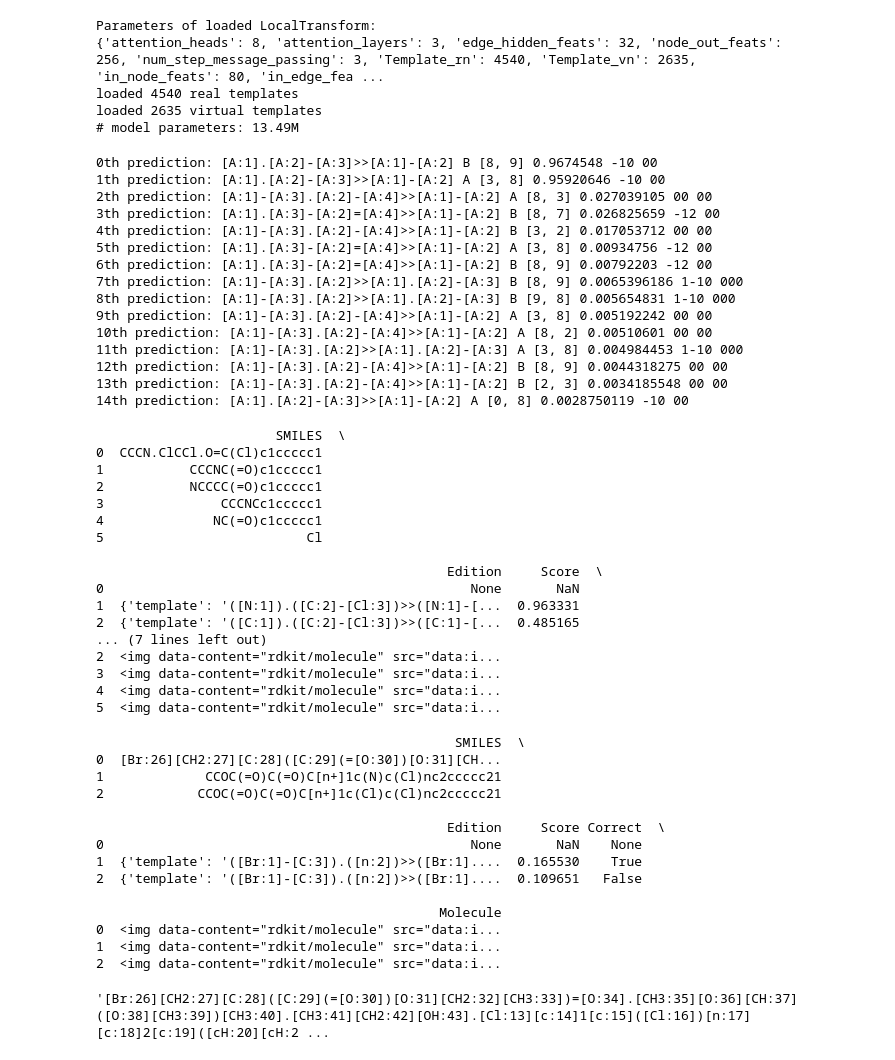
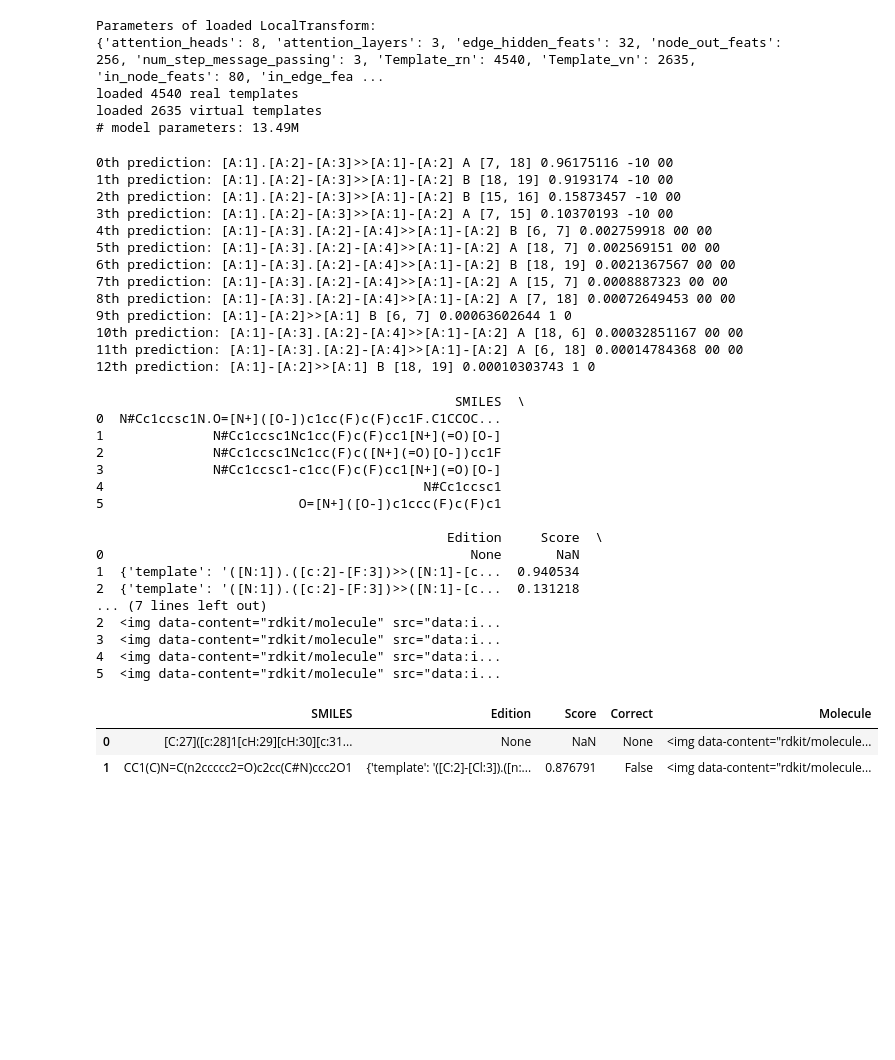
Before and after one commit to kaist-amsg/LocalTransform, a Jupyter notebook: Synthesis.ipynb, the cells around one changed output. Saved outputs shown, nothing was run; the diff lists cells and outputs as text; code cells hidden in the pictures; blank space fills up the shorter version.

```diff
--- a/Synthesis.ipynb
+++ b/Synthesis.ipynb
@@ -28,39 +28,37 @@ loaded 2635 virtual templates
 # model parameters: 13.49M
 # %%
 # Simple reaction outcome prediction
-reactants = 'CCCN.ClCCl.O=C(Cl)c1ccccc1'
+reactants = 'N#Cc1ccsc1N.O=[N+]([O-])c1cc(F)c(F)cc1F.C1CCOC1.[H-].[Na+]'
 sep = False
 verbose = 1
 results, attentions = predict_product(reactants, model, graph_functions, device, template_dicts, template_infos, verbose = verbose, sep = sep)
 results
 # %% [output]
-0th prediction: [A:1].[A:2]-[A:3]>>[A:1]-[A:2] B [8, 9] 0.9674548 -10 00
-1th prediction: [A:1].[A:2]-[A:3]>>[A:1]-[A:2] A [3, 8] 0.95920646 -10 00
-2th prediction: [A:1]-[A:3].[A:2]-[A:4]>>[A:1]-[A:2] A [8, 3] 0.027039105 00 00
-3th prediction: [A:1].[A:3]-[A:2]=[A:4]>>[A:1]-[A:2] B [8, 7] 0.026825659 -12 00
-4th prediction: [A:1]-[A:3].[A:2]-[A:4]>>[A:1]-[A:2] B [3, 2] 0.017053712 00 00
-5th prediction: [A:1].[A:3]-[A:2]=[A:4]>>[A:1]-[A:2] A [3, 8] 0.00934756 -12 00
-6th prediction: [A:1].[A:3]-[A:2]=[A:4]>>[A:1]-[A:2] B [8, 9] 0.00792203 -12 00
-7th prediction: [A:1]-[A:3].[A:2]>>[A:1].[A:2]-[A:3] B [8, 9] 0.0065396186 1-10 000
-8th prediction: [A:1]-[A:3].[A:2]>>[A:1].[A:2]-[A:3] B [9, 8] 0.005654831 1-10 000
-9th prediction: [A:1]-[A:3].[A:2]-[A:4]>>[A:1]-[A:2] A [3, 8] 0.005192242 00 00
-10th prediction: [A:1]-[A:3].[A:2]-[A:4]>>[A:1]-[A:2] A [8, 2] 0.00510601 00 00
-11th prediction: [A:1]-[A:3].[A:2]>>[A:1].[A:2]-[A:3] A [3, 8] 0.004984453 1-10 000
-12th prediction: [A:1]-[A:3].[A:2]-[A:4]>>[A:1]-[A:2] B [8, 9] 0.0044318275 00 00
-13th prediction: [A:1]-[A:3].[A:2]-[A:4]>>[A:1]-[A:2] B [2, 3] 0.0034185548 00 00
-14th prediction: [A:1].[A:2]-[A:3]>>[A:1]-[A:2] A [0, 8] 0.0028750119 -10 00
+0th prediction: [A:1].[A:2]-[A:3]>>[A:1]-[A:2] A [7, 18] 0.96175116 -10 00
+1th prediction: [A:1].[A:2]-[A:3]>>[A:1]-[A:2] B [18, 19] 0.9193174 -10 00
+2th prediction: [A:1].[A:2]-[A:3]>>[A:1]-[A:2] B [15, 16] 0.15873457 -10 00
+3th prediction: [A:1].[A:2]-[A:3]>>[A:1]-[A:2] A [7, 15] 0.10370193 -10 00
+4th prediction: [A:1]-[A:3].[A:2]-[A:4]>>[A:1]-[A:2] B [6, 7] 0.002759918 00 00
+5th prediction: [A:1]-[A:3].[A:2]-[A:4]>>[A:1]-[A:2] A [18, 7] 0.002569151 00 00
+6th prediction: [A:1]-[A:3].[A:2]-[A:4]>>[A:1]-[A:2] B [18, 19] 0.0021367567 00 00
+7th prediction: [A:1]-[A:3].[A:2]-[A:4]>>[A:1]-[A:2] A [15, 7] 0.0008887323 00 00
+8th prediction: [A:1]-[A:3].[A:2]-[A:4]>>[A:1]-[A:2] A [7, 18] 0.00072649453 00 00
+9th prediction: [A:1]-[A:2]>>[A:1] B [6, 7] 0.00063602644 1 0
+10th prediction: [A:1]-[A:3].[A:2]-[A:4]>>[A:1]-[A:2] A [18, 6] 0.00032851167 00 00
+11th prediction: [A:1]-[A:3].[A:2]-[A:4]>>[A:1]-[A:2] A [6, 18] 0.00014784368 00 00
+12th prediction: [A:1]-[A:2]>>[A:1] B [18, 19] 0.00010303743 1 0
-                       SMILES  \
-0  CCCN.ClCCl.O=C(Cl)c1ccccc1
-1           CCCNC(=O)c1ccccc1
-2           NCCCC(=O)c1ccccc1
-3               CCCNCc1ccccc1
-4              NC(=O)c1ccccc1
-5                          Cl
+                                              SMILES  \
+0  N#Cc1ccsc1N.O=[N+]([O-])c1cc(F)c(F)cc1F.C1CCOC...
+1              N#Cc1ccsc1Nc1cc(F)c(F)cc1[N+](=O)[O-]
+2              N#Cc1ccsc1Nc1cc(F)c([N+](=O)[O-])cc1F
+3              N#Cc1ccsc1-c1cc(F)c(F)cc1[N+](=O)[O-]
+4                                         N#Cc1ccsc1
+5                         O=[N+]([O-])c1ccc(F)c(F)c1
 
                                              Edition     Score  \
 0                                               None       NaN
-1  {'template': '([N:1]).([C:2]-[Cl:3])>>([N:1]-[...  0.963331
-2  {'template': '([C:1]).([C:2]-[Cl:3])>>([C:1]-[...  0.485165
+1  {'template': '([N:1]).([c:2]-[F:3])>>([N:1]-[c...  0.940534
+2  {'template': '([N:1]).([c:2]-[F:3])>>([N:1]-[c...  0.131218
 ... (7 lines left out)
 2  <img data-content="rdkit/molecule" src="data:i...
 3  <img data-content="rdkit/molecule" src="data:i...
@@ -73,27 +71,12 @@ extra = 'data/Human_benchmark/human.csv'
 extra = pd.read_csv(extra)
 rxns = extra['Reaction smiles']
 # %%
-test_id = 80 # wrong_ids: 14, 44, 61, 68, 76
+test_id = 68 # wrong_ids: 14, 44, 61, 68, 76
 rxn = rxns[test_id-1]
 reactants, product = rxn.split('>>')
 results, attentions = predict_product(reactants, model, graph_functions, device, template_dicts, template_infos, product = product, top_k = 1, verbose = 0)
 results
 # %% [output]
-                                              SMILES  \
-0  [Br:26][CH2:27][C:28]([C:29](=[O:30])[O:31][CH...
-1             CCOC(=O)C(=O)C[n+]1c(N)c(Cl)nc2ccccc21
-2            CCOC(=O)C(=O)C[n+]1c(Cl)c(Cl)nc2ccccc21
-
-                                             Edition     Score Correct  \
-0                                               None       NaN    None
-1  {'template': '([Br:1]-[C:3]).([n:2])>>([Br:1]....  0.165530    True
-2  {'template': '([Br:1]-[C:3]).([n:2])>>([Br:1]....  0.109651   False
-
-                                            Molecule
-0  <img data-content="rdkit/molecule" src="data:i...
-1  <img data-content="rdkit/molecule" src="data:i...
-2  <img data-content="rdkit/molecule" src="data:i...
+|  | SMILES | Edition | Score | Correct | Molecule |
+| 0 | [C:27]([c:28]1[cH:29][cH:30][c:31... | None | NaN | None | <img data-content="rdkit/molecule... |
+| 1 | CC1(C)N=C(n2ccccc2=O)c2cc(C#N)ccc2O1 | {'template': '([C:2]-[Cl:3]).([n:... | 0.876791 | False | <img data-content="rdkit/molecule... |
-# %%
-reactants
-# %% [output]
-'[Br:26][CH2:27][C:28]([C:29](=[O:30])[O:31][CH2:32][CH3:33])=[O:34].[CH3:35][O:36][CH:37]([O:38][CH3:39])[CH3:40].[CH3:41][CH2:42][OH:43].[Cl:13][c:14]1[c:15]([Cl:16])[n:17][c:18]2[c:19]([cH:20][cH:2 ...
```
Also changed, not shown: 20 other files.
